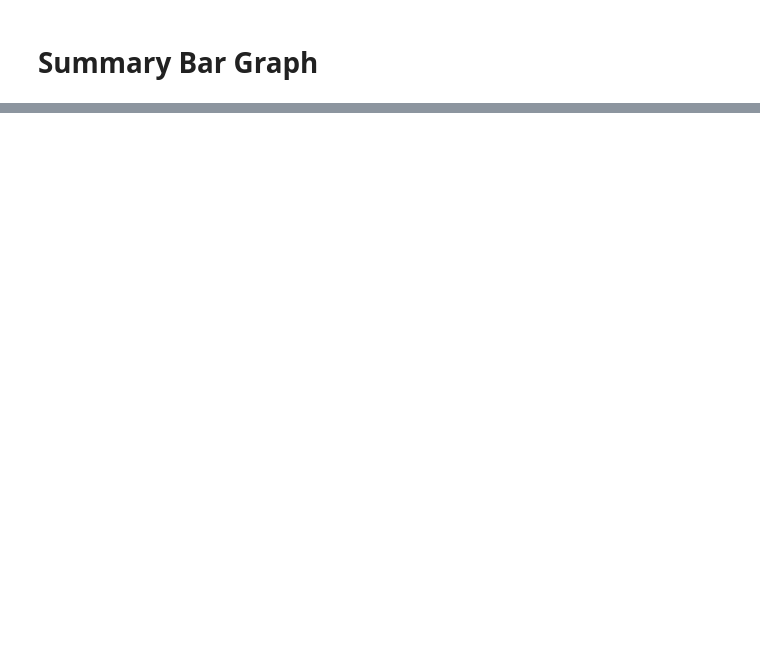
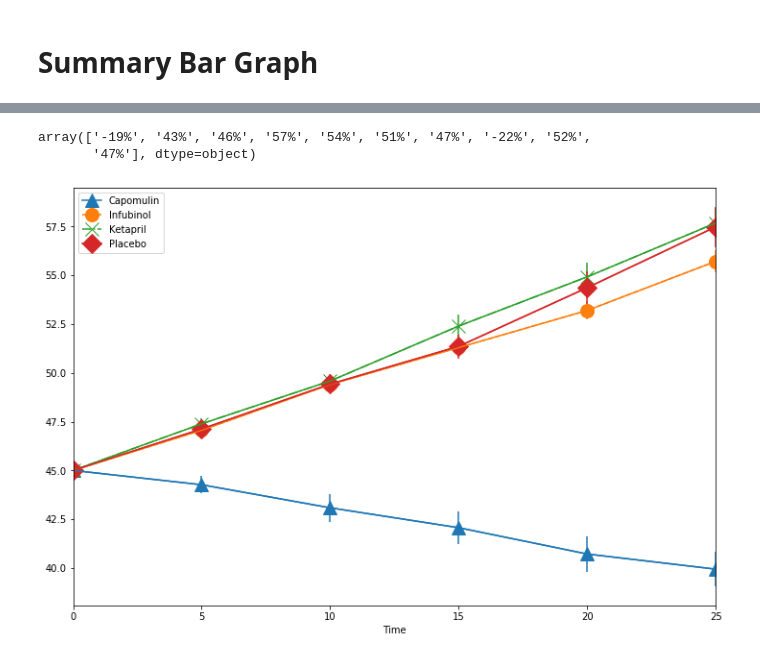
Before and after one commit to gabprado/matplotlib-challenge, a Jupyter notebook: Pymaceuticals/Pymaceuticals.ipynb, the cells around one changed output, grey strips where cells are left out. Cells and saved outputs as stored; diff of their text form; code cells hidden in the pictures; blank space fills up the shorter version.

```diff
--- a/Pymaceuticals/Pymaceuticals.ipynb
+++ b/Pymaceuticals/Pymaceuticals.ipynb
@@ -168,0 +187,33 @@ plt.show()
+# %%
+drug_effect.map("{0:.0f}%".format).values
+# %% [output]
+array(['-19%', '43%', '46%', '57%', '54%', '51%', '47%', '-22%', '52%',
+       '47%'], dtype=object)
+# %%
+#create your sample data
+df = pd.DataFrame({
+'Time': [0, 5, 10, 15, 20, 25],
+'Capomulin': [45.0, 44.26608641544399, 43.08429058188399, 42.06431734681251, 40.71632532212173, 39.93952782686818],
+'Infubinol': [45.0, 47.062001033088, 49.40390857087143, 51.29639655633334, 53.19769093422999, 55.71525236228889],
+'Ketapril': [45.0, 47.38917452114348, 49.582268974622714, 52.39997374321578, 54.92093473734737, 57.678981717731574],
+'Placebo': [45.0, 47.125589188437495, 49.42332947868749, 51.35974169802999, 54.36441702681052, 57.48257374394706]})
+df.set_index('Time', inplace=True)
+
+errors = pd.DataFrame({
+'Time': [0, 5, 10, 15, 20, 25],
+'Capomulin': [0.0, 0.44859285020103756, 0.7026843745238932, 0.8386172472985688, 0.9097306924832056, 0.8816421535181787],
+'Infubinol': [0.0, 0.23510230430767506, 0.2823459146215716, 0.35770500497539054, 0.4762095134790833, 0.5503145721542003],
+'Ketapril': [0.0, 0.26481852016728674, 0.35742125637213723, 0.5802679659678779, 0.7264838239834724, 0.7554127528910378],
+'Placebo': [0.0, 0.21809078325219497, 0.40206380730509245, 0.6144614435805993, 0.8396091719248746, 1.0348719877946384]})
+errors.set_index('Time', inplace=True)
+
+#plot error bars
+ax = df.plot(figsize=(12,8), yerr = errors, legend = False)
+#reset color cycle so that the marker colors match
+ax.set_prop_cycle(None)
+#plot the markers
+df.plot(figsize=(12,8), style=['^-', 'o--', 'x-.', 'D-'], markersize=14, ax = ax)
+
+plt.show()
+# %% [output]
+[figure, added]
```
Also changed, not shown: parts of 10 cells of this notebook.
